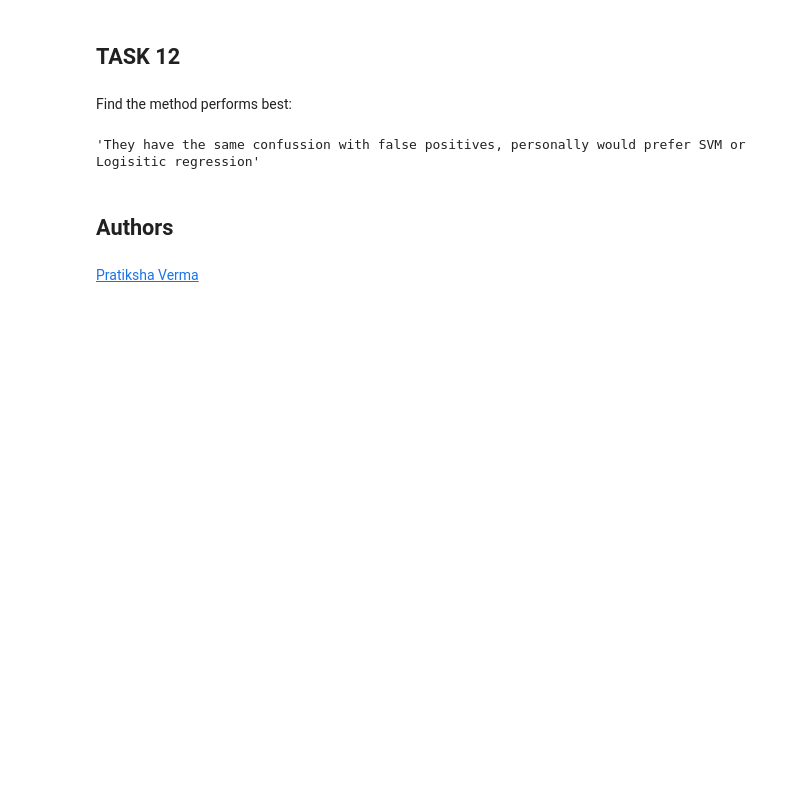
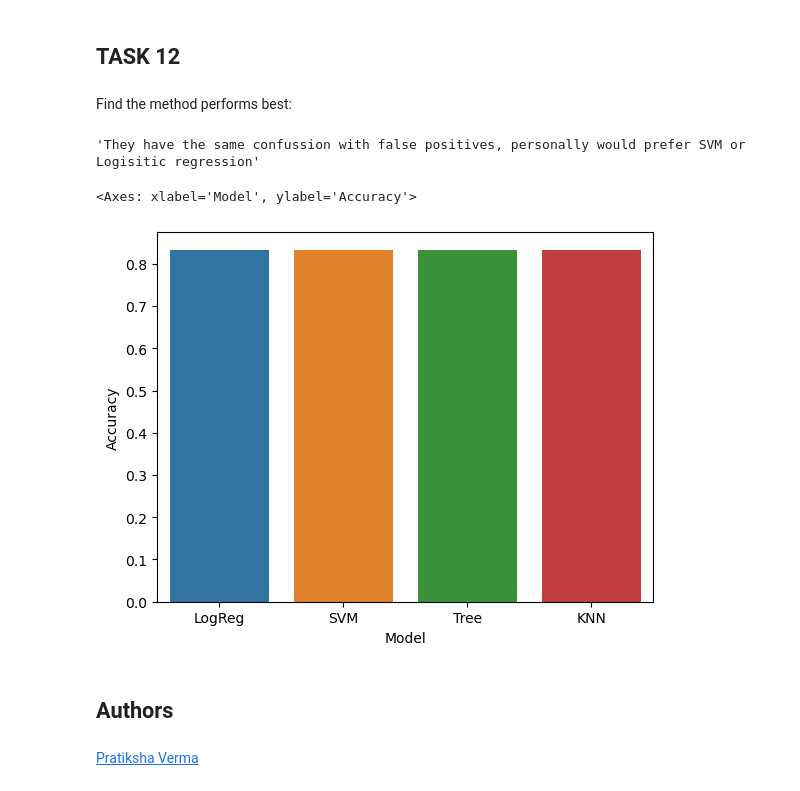
Before and after one commit to Sauce77/data-science-capstone, a Jupyter notebook: SpaceX_Machine_Learning_Prediction_Part_5.jupyterlite.ipynb, the cells around one changed output. Cells and saved outputs as stored; diff of their text form; code cells hidden in the pictures; blank space fills up the shorter version.

```diff
--- a/SpaceX_Machine_Learning_Prediction_Part_5.jupyterlite.ipynb
+++ b/SpaceX_Machine_Learning_Prediction_Part_5.jupyterlite.ipynb
@@ -346,6 +324,15 @@ Find the method performs best:
 """They have the same confussion with false positives, personally would prefer SVM or Logisitic regression"""
 # %% [output]
 'They have the same confussion with false positives, personally would prefer SVM or Logisitic regression'
+# %%
+
+scores = pd.DataFrame(columns=['Model','Accuracy'],
+                      data={'Model':['LogReg','SVM','Tree','KNN'],
+                            'Accuracy':[0.8333333333333334,0.8333333333333334,0.8333333333333334,0.8333333333333334]})
+sns.barplot(scores,x='Model',y='Accuracy')
+# %% [output]
+<Axes: xlabel='Model', ylabel='Accuracy'>
+[figure, added]
 # %% [markdown]
 ## Authors
 # %% [markdown]
```
Also changed, not shown: parts of 10 cells of this notebook.
